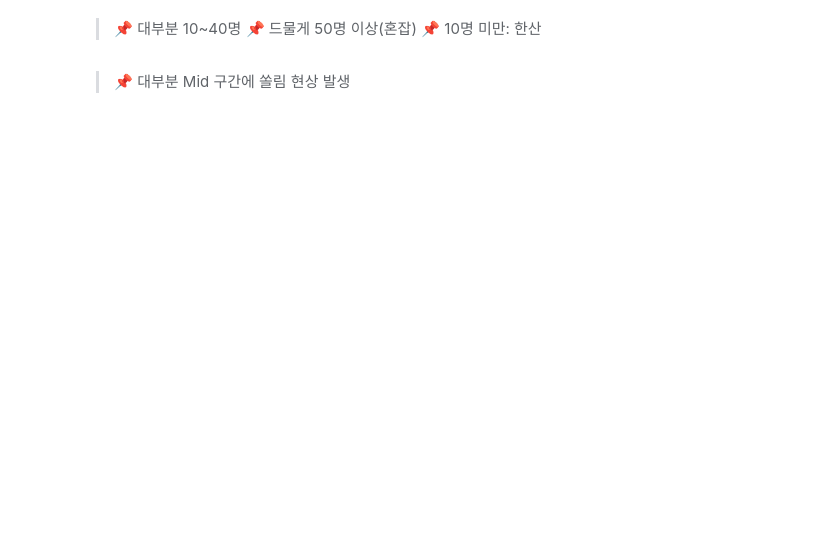
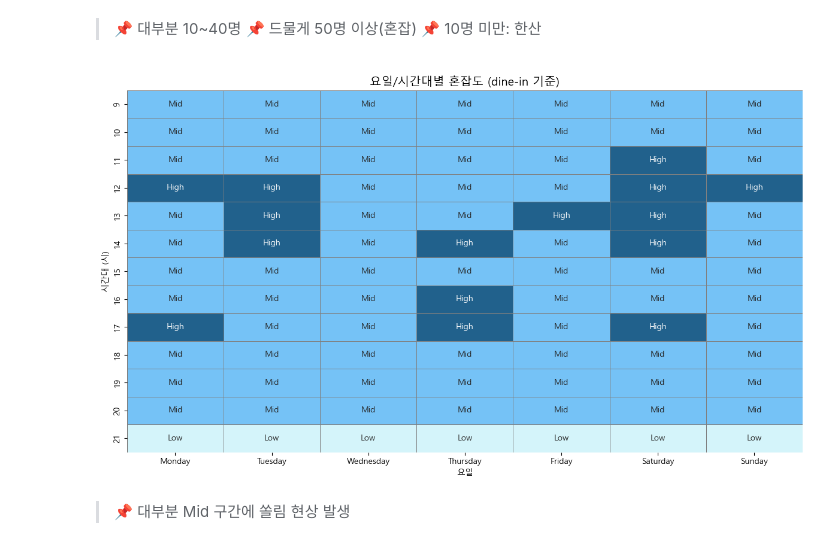
Before and after one commit to kyoungjoosin/crowd-analytics-seat-optimization, a Jupyter notebook: notebooks/01_eda.ipynb, the cells around one changed output. Drawn from its saved outputs; the diff is of its cells as text; code cells hidden in the pictures; blank space fills up the shorter version.

```diff
--- a/notebooks/01_eda.ipynb
+++ b/notebooks/01_eda.ipynb
@@ -90,36 +98,44 @@ plt.show()
 > 📌 10명 미만: 한산
 # %%
 # 절대값 기준 혼잡도 구간화
+
 df['congestion_level'] = pd.cut(df['visitor_count'],
                                 bins=[0, 10, 40, df['visitor_count'].max() + 1],
                                 labels=['Low', 'Mid', 'High'],
                                 right=False)
 
 # 피벗 테이블 (혼잡도 레벨)
 pivot_congestion = df.pivot(index='hour', columns='weekday_name', values='congestion_level')
 
 # 혼잡도 레벨을 숫자 맵핑
 level_map = {'Low': 0, 'Mid': 1, 'High': 2}
-pivot_numeric = pivot_congestion.astype(str).replace(level_map).astype(float)
+pivot_numeric = (
+    pivot_congestion.astype(str)
+    .replace(level_map)
+    .infer_objects(copy=False)
+    .astype(float)
+)
 
 # 색상 팔레트 정의
 color_map = ['#d4f4fa', '#75c2f6', '#21618c']  # 0, 1, 2 순서
 
 # 히트맵 그리기
 plt.figure(figsize=(12, 7))
 sns.heatmap(pivot_numeric.astype(float),  # 중요: 숫자로 변환!
             annot=pivot_congestion,       # 셀에 'Low'/'Mid'/'High' 표시
             fmt='s',
             cmap=sns.color_palette(color_map),
             cbar=False,
             linewidths=0.5,
             linecolor='gray')
 
 plt.title("요일/시간대별 혼잡도 (dine-in 기준)", fontsize=14)
 plt.ylabel("시간대 (시)")
 plt.xlabel("요일")
 plt.tight_layout()
 plt.show()
+# %% [output]
+[figure, added]
 # %% [markdown]
 > 📌 대부분 Mid 구간에 쏠림 현상 발생
 # %%
```
Also changed, not shown: parts of 15 cells of this notebook.
